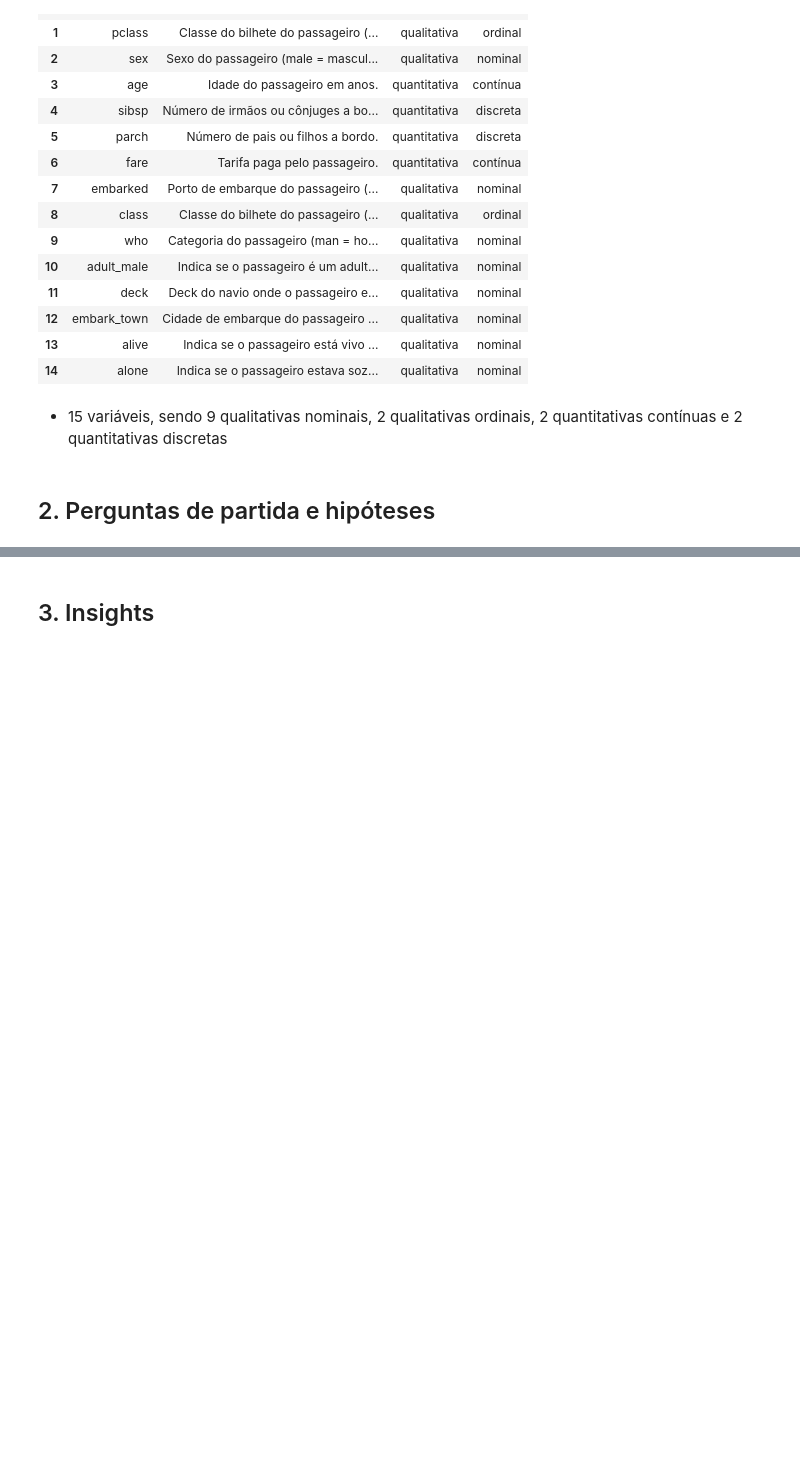
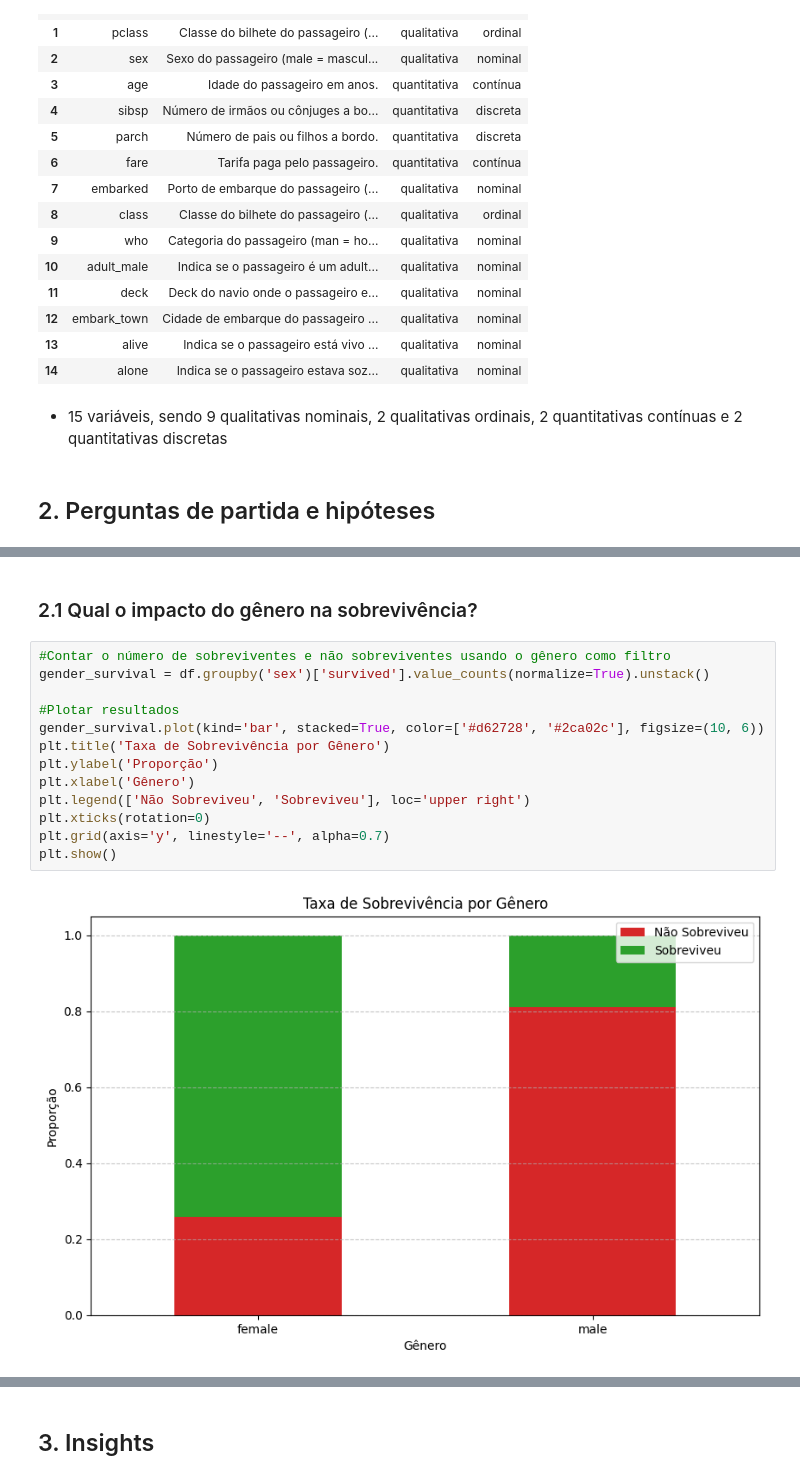
Before and after one commit to Helena190/Titanic-Data-Analysis-Python-Project, a Jupyter notebook: notebooks/01-exploratory_data_analysis.ipynb, the cells around one changed output, grey strips where cells are left out. Drawn from its saved outputs; the diff is of its cells as text; blank space fills up the shorter version.

Commit message:
feat: adicionado visualização dos resultados para taxa de sobrevivência por classe, idade e gênero.

```diff
--- a/notebooks/01-exploratory_data_analysis.ipynb
+++ b/notebooks/01-exploratory_data_analysis.ipynb
@@ -54,0 +60,17 @@ dicionario
+# %% [markdown]
+### 2.1 Qual o impacto do gênero na sobrevivência?
+# %%
+#Contar o número de sobreviventes e não sobreviventes usando o gênero como filtro
+gender_survival = df.groupby('sex')['survived'].value_counts(normalize=True).unstack()
+
+#Plotar resultados
+gender_survival.plot(kind='bar', stacked=True, color=['#d62728', '#2ca02c'], figsize=(10, 6))
+plt.title('Taxa de Sobrevivência por Gênero')
+plt.ylabel('Proporção')
+plt.xlabel('Gênero')
+plt.legend(['Não Sobreviveu', 'Sobreviveu'], loc='upper right')
+plt.xticks(rotation=0)
+plt.grid(axis='y', linestyle='--', alpha=0.7)
+plt.show()
+# %% [output]
+[figure, added]
```
Also changed, not shown: parts of 8 cells of this notebook.
